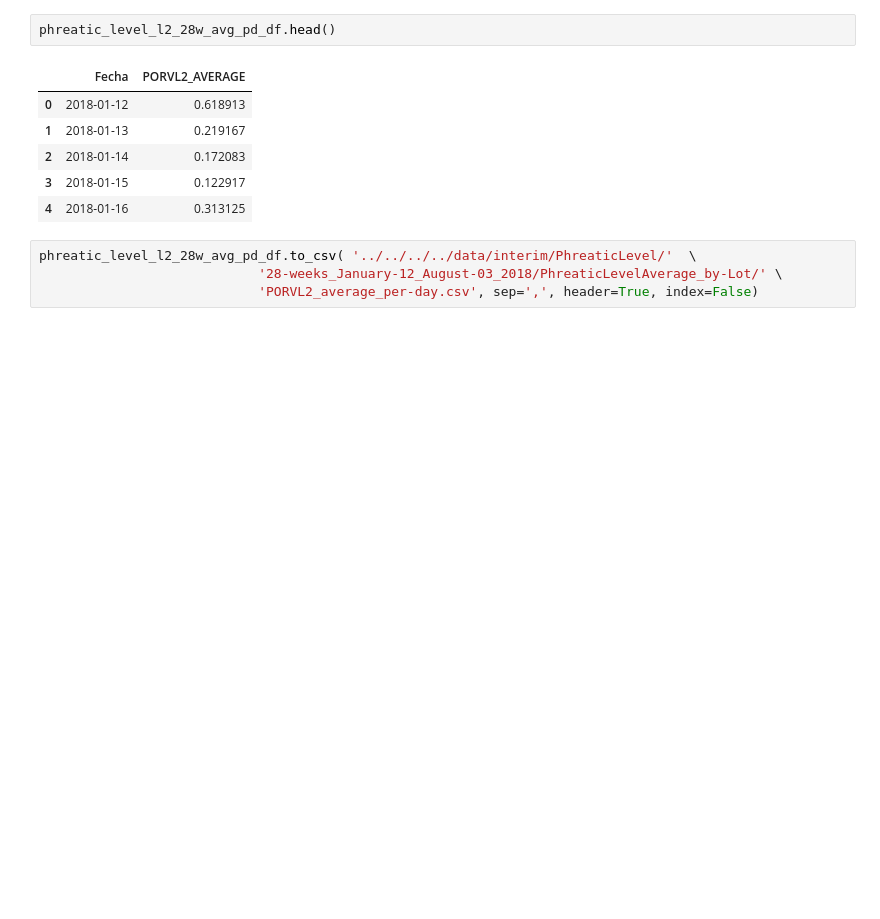
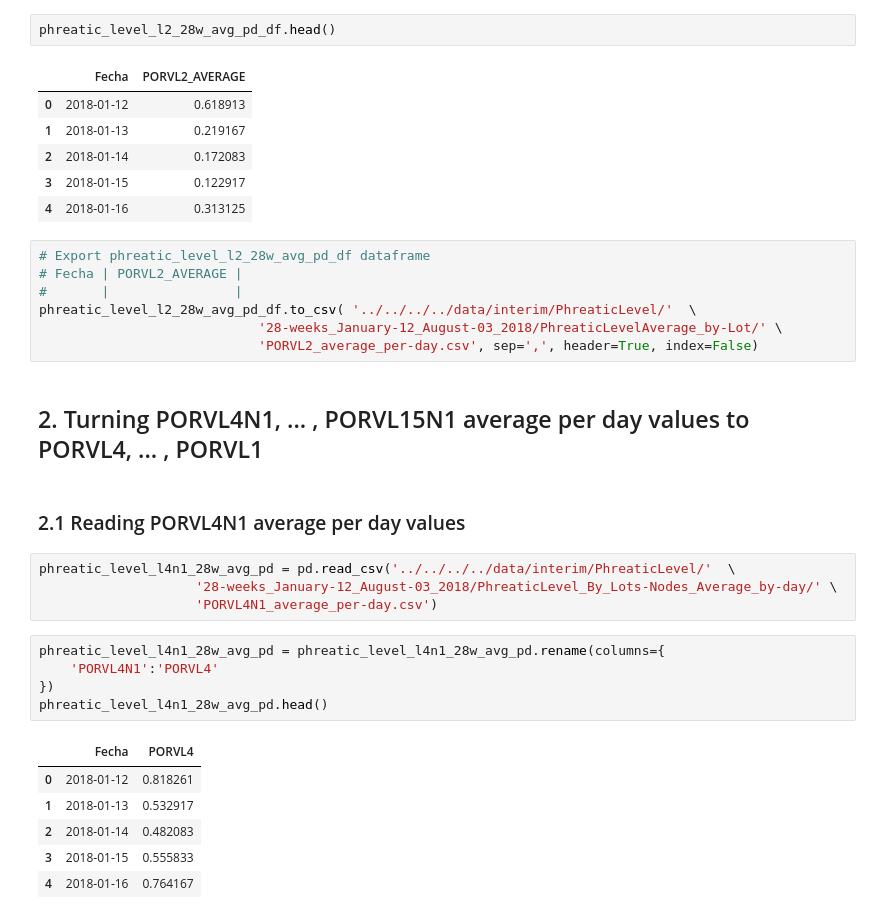
Before and after one commit to bgarcial/sioma_project, a Jupyter notebook: notebooks/averaging_data/PhreaticLevel/28-weeks_January-12_August-03_2018/03-bgarcial-phreatic_level_generating_average_between-nodes_values.ipynb, the cells around one changed output. Cells and saved outputs as stored; diff of their text form; blank space fills up the shorter version.

Commit message:
Turning PORVL4N1, ... , PORVL15N1 to PORVL4, ... , PORVL15

```diff
--- a/notebooks/averaging_data/PhreaticLevel/28-weeks_January-12_August-03_2018/03-bgarcial-phreatic_level_generating_average_between-nodes_values.ipynb
+++ b/notebooks/averaging_data/PhreaticLevel/28-weeks_January-12_August-03_2018/03-bgarcial-phreatic_level_generating_average_between-nodes_values.ipynb
@@ -149,6 +149,29 @@ phreatic_level_l2_28w_avg_pd_df.head()
 | 3 | 2018-01-15 | 0.122917 |
 | 4 | 2018-01-16 | 0.313125 |
 # %%
+# Export phreatic_level_l2_28w_avg_pd_df dataframe
+# Fecha | PORVL2_AVERAGE |
+#       |                |
 phreatic_level_l2_28w_avg_pd_df.to_csv( '../../../../data/interim/PhreaticLevel/'  \
                             '28-weeks_January-12_August-03_2018/PhreaticLevelAverage_by-Lot/' \
                             'PORVL2_average_per-day.csv', sep=',', header=True, index=False)
+# %% [markdown]
+## 2. Turning PORVL4N1, ... , PORVL15N1 average per day values to PORVL4, ... , PORVL1
+# %% [markdown]
+### 2.1 Reading PORVL4N1 average per day values
+# %%
+phreatic_level_l4n1_28w_avg_pd = pd.read_csv('../../../../data/interim/PhreaticLevel/'  \
+                    '28-weeks_January-12_August-03_2018/PhreaticLevel_By_Lots-Nodes_Average_by-day/' \
+                    'PORVL4N1_average_per-day.csv')
+# %%
+phreatic_level_l4n1_28w_avg_pd = phreatic_level_l4n1_28w_avg_pd.rename(columns={
+    'PORVL4N1':'PORVL4'
+})
+phreatic_level_l4n1_28w_avg_pd.head()
+# %% [output]
+|  | Fecha | PORVL4 |
+| 0 | 2018-01-12 | 0.818261 |
+| 1 | 2018-01-13 | 0.532917 |
+| 2 | 2018-01-14 | 0.482083 |
+| 3 | 2018-01-15 | 0.555833 |
+| 4 | 2018-01-16 | 0.764167 |
```
Also changed, not shown: parts of 11 cells of this notebook, 10 other files.
